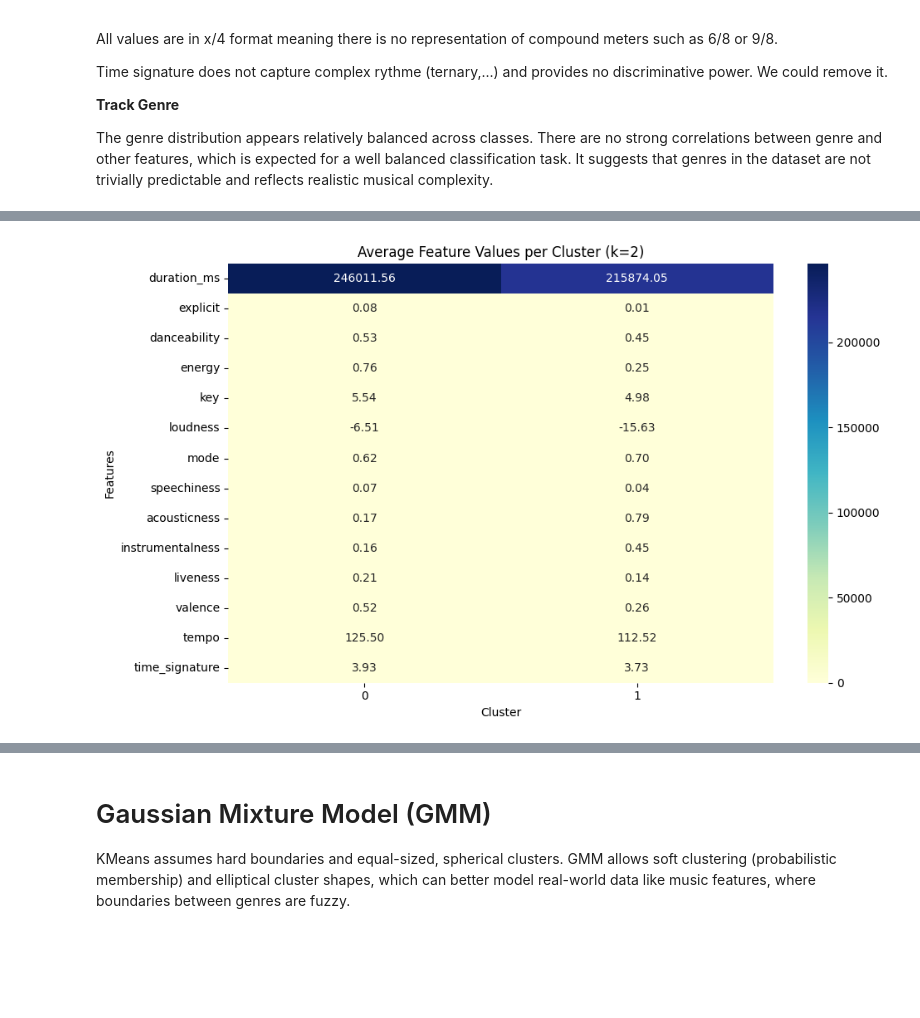
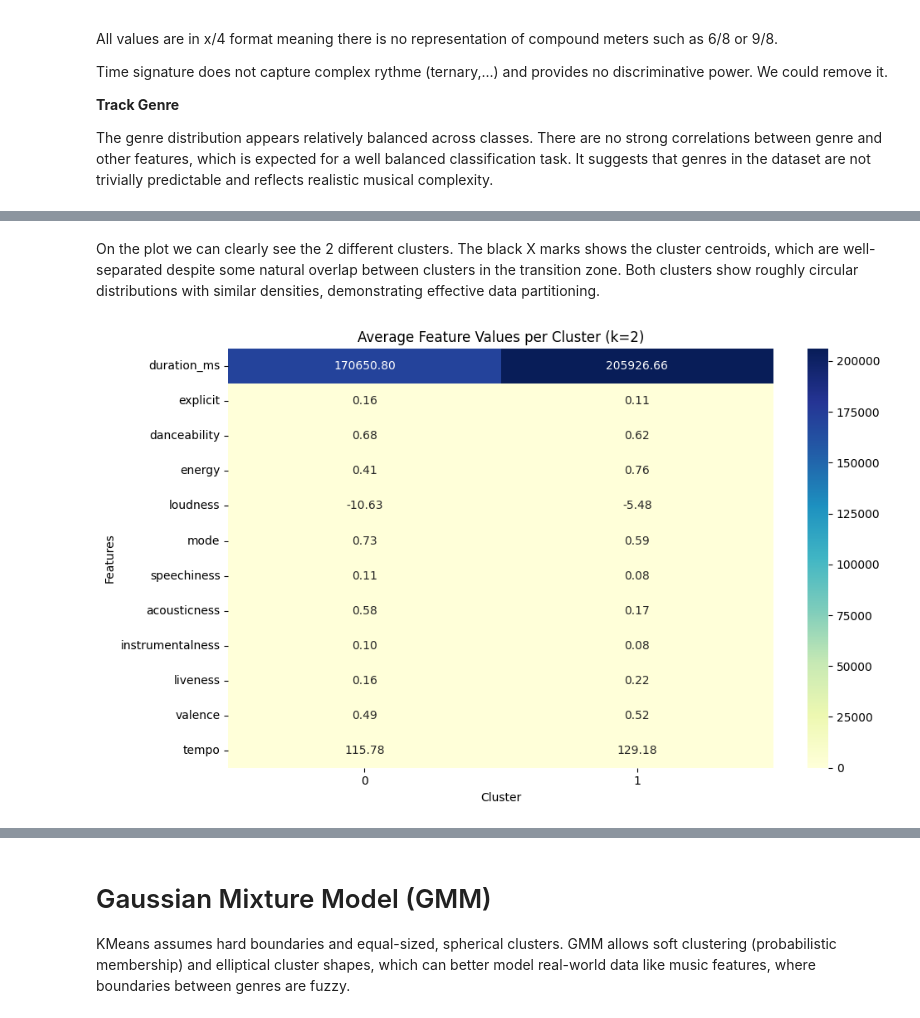
Before and after one commit to ArthurCourselle/FTML-Project, a Jupyter notebook: exercice7.ipynb, the cells around one changed output, grey strips where cells are left out. Cells and saved outputs as stored; diff of their text form; code cells hidden in the pictures; blank space fills up the shorter version.

```diff
--- a/exercice7.ipynb
+++ b/exercice7.ipynb
@@ -108,7 +109,7 @@ le2 = LabelEncoder()
 le = LabelEncoder()
 numeric_df = df.select_dtypes(include=['number'])
 
-numeric_df = df.drop(columns=['track_id', 'artists', 'album_name', 'track_name', 'popularity'])
+numeric_df = df.drop(columns=['track_id', 'artists', 'album_name', 'track_name', 'popularity', 'key', 'time_signature'])
 numeric_df['explicit'] = le2.fit_transform(df['explicit'])
 numeric_df['track_genre'] = le.fit_transform(df['track_genre'])
 
@@ -212,19 +213,20 @@ When doing this execice we realised that in order to be able to read the graphs
 # %%
+# seed for reproducibility
+random.seed(42)
+
 all_genres = numeric_df['track_genre'].unique()
 print(f"Total genres: {len(all_genres)}")
 
-all_genres_sorted = sorted(all_genres)
 n_genres_to_keep = 8
-selected_genres = all_genres_sorted[:n_genres_to_keep]
+selected_genres = random.sample(list(all_genres), n_genres_to_keep)
 
-print(f"Genres afer selection ({len(selected_genres)}):")
+print(f"Genres after random selection ({len(selected_genres)}):")
 for i, genre in enumerate(selected_genres, 1):
     print(f"{i:2d}. {genre}")
 
 lenOld = len(numeric_df)
 numeric_df = numeric_df[numeric_df['track_genre'].isin(selected_genres)]
-print(f"\n {len(numeric_df)} point (on {lenOld} initial)")
-
+print(f"\n{len(numeric_df)} points (out of {lenOld} initial)")
 
 numeric_df_without_genre = numeric_df.drop(columns=['track_genre'])
 # %% [output]
@@ -355,25 +380,26 @@ Since k=2 got the best score, we are going to plot those clusters and see if the
+# %% [markdown]
+On the plot we can clearly see the 2 different clusters. The black X marks shows the cluster centroids, which are well-separated despite some natural overlap between clusters in the transition zone. Both clusters show roughly circular distributions with similar densities, demonstrating effective data partitioning.
 # %%
-k_best = 2
-kmeans = KMeans(n_clusters=k_best, random_state=42)
+kmeans = KMeans(n_clusters=2, random_state=42)
 labels = kmeans.fit_predict(X_scaled)
 
 clustered_df = numeric_df_without_genre.copy()
 clustered_df['Cluster'] = labels
 
 cluster_means = clustered_df.groupby('Cluster').mean()
 
 # transpose juste pour le visu
 cluster_means_T = cluster_means.T
 
 plt.figure(figsize=(10, 6))
 sns.heatmap(cluster_means_T, annot=True, fmt=".2f", cmap="YlGnBu", cbar=True)
 plt.title("Average Feature Values per Cluster (k=2)")
 plt.xlabel("Cluster")
 plt.ylabel("Features")
 plt.tight_layout()
 plt.show()
 # %% [output]
-[figure, old version]
+[figure, new version]
 # %% [markdown]
 ### Analysis on Features for K-Means (2 Clusters)
 
```
Also changed, not shown: parts of 24 cells of this notebook.
